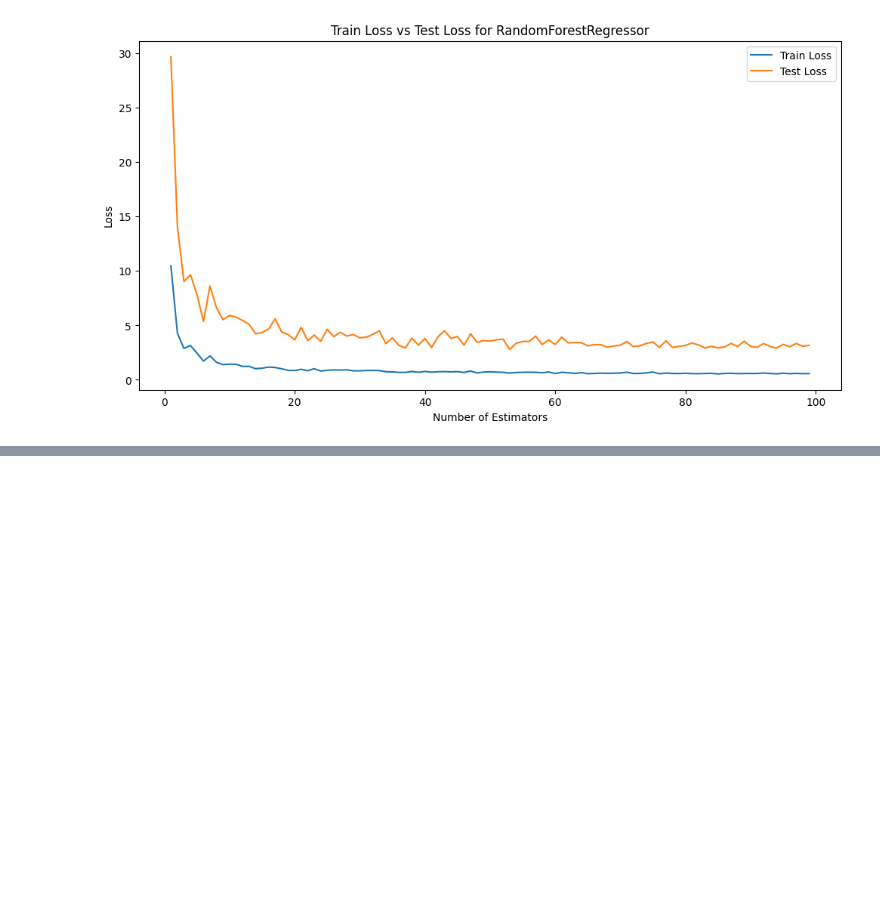
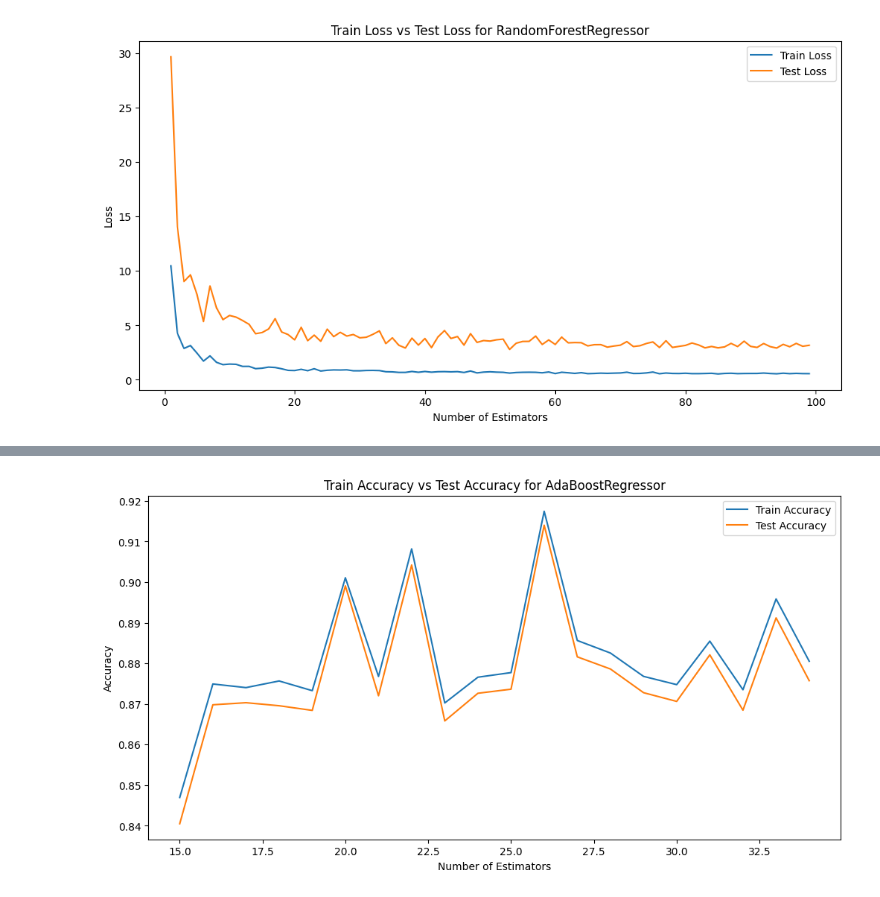
Before and after one commit to Raghav-Mundhara/DynamicPricingML, a Jupyter notebook: DynamicPricing/DPPaper.ipynb, the cells around one changed output, grey strips where cells are left out. Cells and saved outputs as stored; diff of their text form; code cells hidden in the pictures; blank space fills up the shorter version.

```diff
--- a/DynamicPricing/DPPaper.ipynb
+++ b/DynamicPricing/DPPaper.ipynb
@@ -688,0 +519,27 @@ _________________________________________________________________
+# %%
+#Train and Test Accuracy
+from sklearn.ensemble import AdaBoostRegressor
+
+
+train_accuracy = []
+test_accuracy = []
+
+# Building the model with different n_estimators values
+for n in range(15, 35):
+    model = AdaBoostRegressor(n_estimators=n)
+    model.fit(lable_X_train, y_train)
+
+    train_accuracy.append(model.score(lable_X_train, y_train))
+    test_accuracy.append(model.score(lable_X_test, y_test))
+
+# Plotting the train vs test accuracy
+plt.figure(figsize=(12, 6))
+plt.plot(range(15,35), train_accuracy, label="Train Accuracy")
+plt.plot(range(15,35), test_accuracy, label="Test Accuracy")
+plt.title("Train Accuracy vs Test Accuracy for AdaBoostRegressor")
+plt.xlabel("Number of Estimators")
+plt.ylabel("Accuracy")
+plt.legend()
+plt.show()
+# %% [output]
+[figure, added]
```
Also changed, not shown: parts of 13 cells of this notebook.
